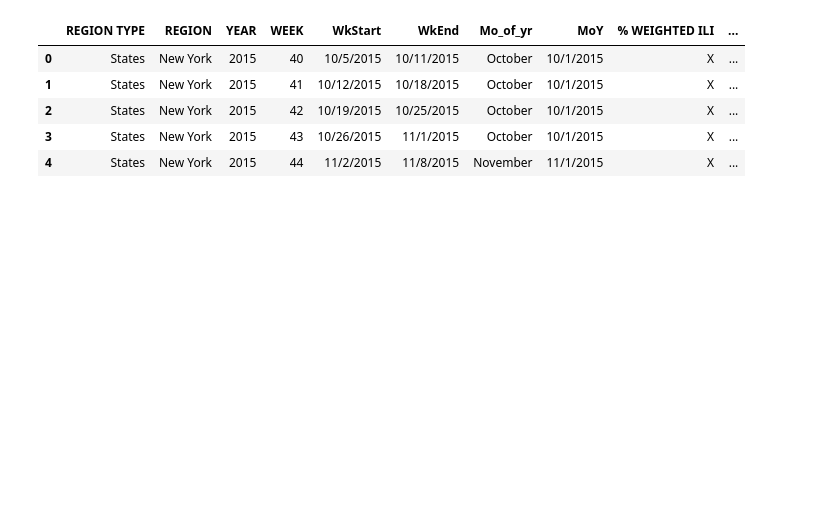
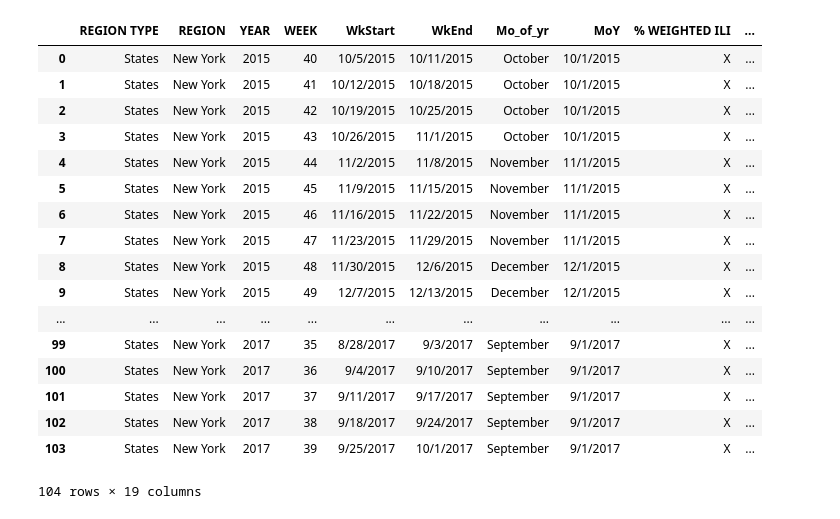
Before and after one commit to giolee88/FluTracker, a Jupyter notebook: Code/Flu_Incident_Records.ipynb, the cells around one changed output. Cells and saved outputs as stored; diff of their text form; code cells hidden in the pictures; blank space fills up the shorter version.

```diff
--- a/Code/Flu_Incident_Records.ipynb
+++ b/Code/Flu_Incident_Records.ipynb
@@ -9,11 +9,23 @@ flu_incident_file= "Data/ILINet_2015_2017.csv"
 # Not every CSV requires an encoding, but be aware this can come up
 file_df = pd.read_csv(flu_incident_file, encoding = "ISO-8859-1")
 # %%
-file_df.head()
+file_df
 # %% [output]
 |  | REGION TYPE | REGION | YEAR | WEEK | WkStart | WkEnd | Mo_of_yr | MoY | % WEIGHTED ILI | ... |
 | 0 | States | New York | 2015 | 40 | 10/5/2015 | 10/11/2015 | October | 10/1/2015 | X | ... |
 | 1 | States | New York | 2015 | 41 | 10/12/2015 | 10/18/2015 | October | 10/1/2015 | X | ... |
 | 2 | States | New York | 2015 | 42 | 10/19/2015 | 10/25/2015 | October | 10/1/2015 | X | ... |
 | 3 | States | New York | 2015 | 43 | 10/26/2015 | 11/1/2015 | October | 10/1/2015 | X | ... |
 | 4 | States | New York | 2015 | 44 | 11/2/2015 | 11/8/2015 | November | 11/1/2015 | X | ... |
+| 5 | States | New York | 2015 | 45 | 11/9/2015 | 11/15/2015 | November | 11/1/2015 | X | ... |
+| 6 | States | New York | 2015 | 46 | 11/16/2015 | 11/22/2015 | November | 11/1/2015 | X | ... |
+| 7 | States | New York | 2015 | 47 | 11/23/2015 | 11/29/2015 | November | 11/1/2015 | X | ... |
+| 8 | States | New York | 2015 | 48 | 11/30/2015 | 12/6/2015 | December | 12/1/2015 | X | ... |
+| 9 | States | New York | 2015 | 49 | 12/7/2015 | 12/13/2015 | December | 12/1/2015 | X | ... |
+| ... | ... | ... | ... | ... | ... | ... | ... | ... | ... | ... |
+| 99 | States | New York | 2017 | 35 | 8/28/2017 | 9/3/2017 | September | 9/1/2017 | X | ... |
+| 100 | States | New York | 2017 | 36 | 9/4/2017 | 9/10/2017 | September | 9/1/2017 | X | ... |
+| 101 | States | New York | 2017 | 37 | 9/11/2017 | 9/17/2017 | September | 9/1/2017 | X | ... |
+| 102 | States | New York | 2017 | 38 | 9/18/2017 | 9/24/2017 | September | 9/1/2017 | X | ... |
+| 103 | States | New York | 2017 | 39 | 9/25/2017 | 10/1/2017 | September | 9/1/2017 | X | ... |
+104 rows × 19 columns
```
Also changed, not shown: 1 other file.
